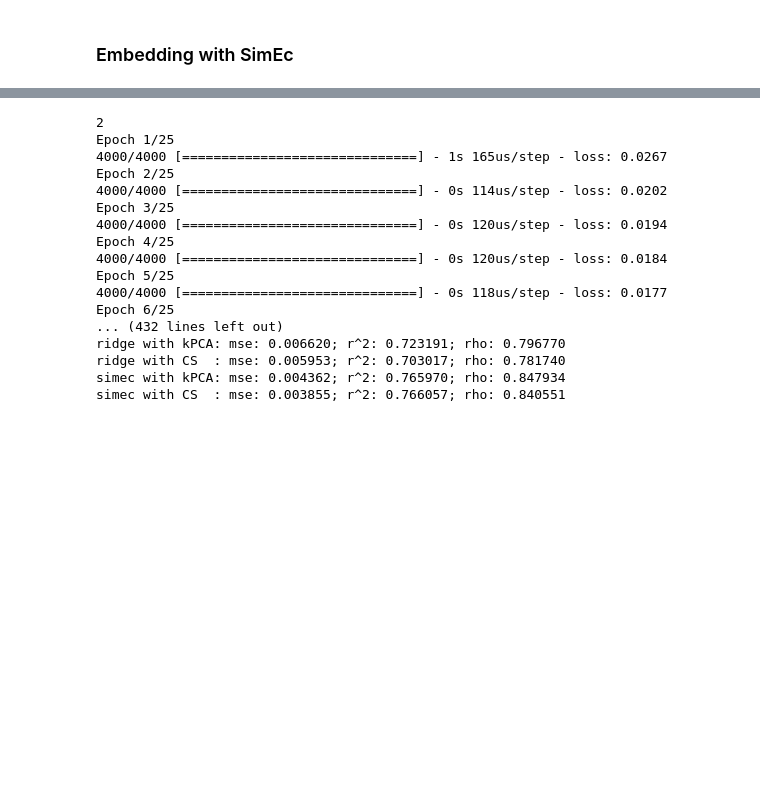
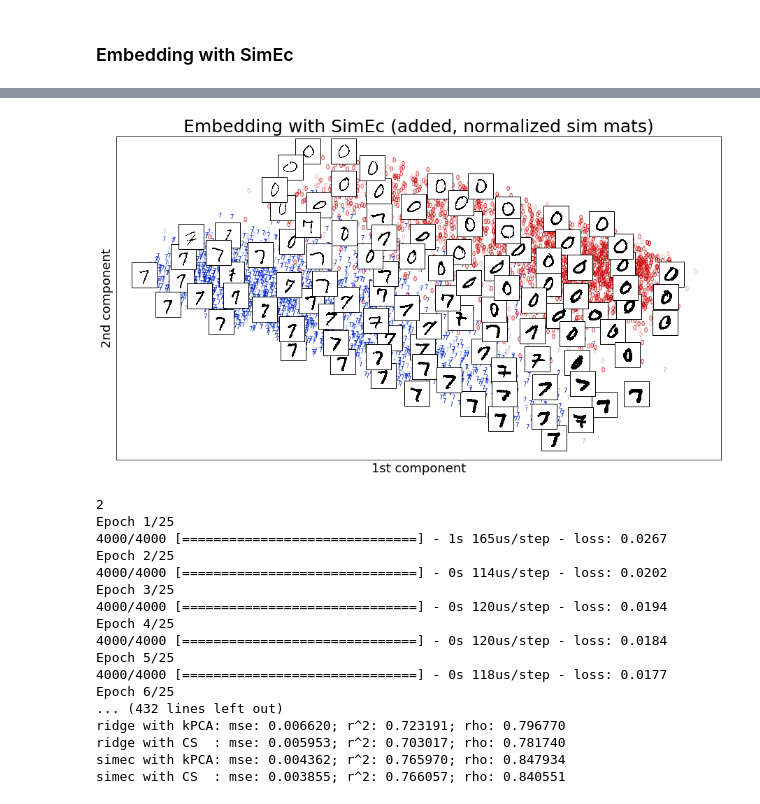
Before and after one commit to cod3licious/simec, a Jupyter notebook: 02_embed_nonmetric.ipynb, the cells around one changed output, grey strips where cells are left out. Saved outputs shown, nothing was run; the diff lists cells and outputs as text; code cells hidden in the pictures; blank space fills up the shorter version.

```diff
--- a/02_embed_nonmetric.ipynb
+++ b/02_embed_nonmetric.ipynb
@@ -409,0 +478,12 @@ if savefigs: plt.savefig('fig_nonmetric_mnist07_simec_pca.png', dpi=300)
+# %%
+# the most important thing when trying to embed multiple similarities is that the individual similarity
+# matrices were normalized by their largest eigenvalue. then we can also add them to get the same results
+S_sum = np.sum(S_stacked, axis=2)
+# but again it is important that the values are somewhat in a reasonable range
+S_sum /= S_sum.max()
+simec = SimilarityEncoder(X_tf.shape[1], 2, n_targets, hidden_layers=[(200, 'tanh')],
+                          l2_reg=0.0000001, l2_reg_emb=0.0001, l2_reg_out=0.00001,
+                          s_ll_reg=1., S_ll=S_sum[:n_targets, :n_targets])
+simec.fit(X_tf, S_sum[:, :n_targets])
+X_embed = simec.transform(X_tf)
+X_embed_test = simec.transform(X_test_tf)
@@ -410,3 +508,11 @@ if savefigs: plt.savefig('fig_nonmetric_mnist07_simec_pca.png', dpi=300)
+# %%
+plot_mnist2(X_embed, y, X_embed_test, y_test, X_original=X, title='Embedding with SimEc (added, normalized sim mats)')
+plt.xlabel('1st component', fontsize=18);
+plt.ylabel('2nd component', fontsize=18);
+fig = plt.gcf();
+fig.set_size_inches(15.5, 8.5);
+# %% [output]
+[figure, added]
 # %%
 colors = get_colors(15)
 mse_kpca, mse_cs, mse_ridge, mse_simec = [], [], [], []
```
Also changed, not shown: parts of 10 cells of this notebook, 9 other files.
